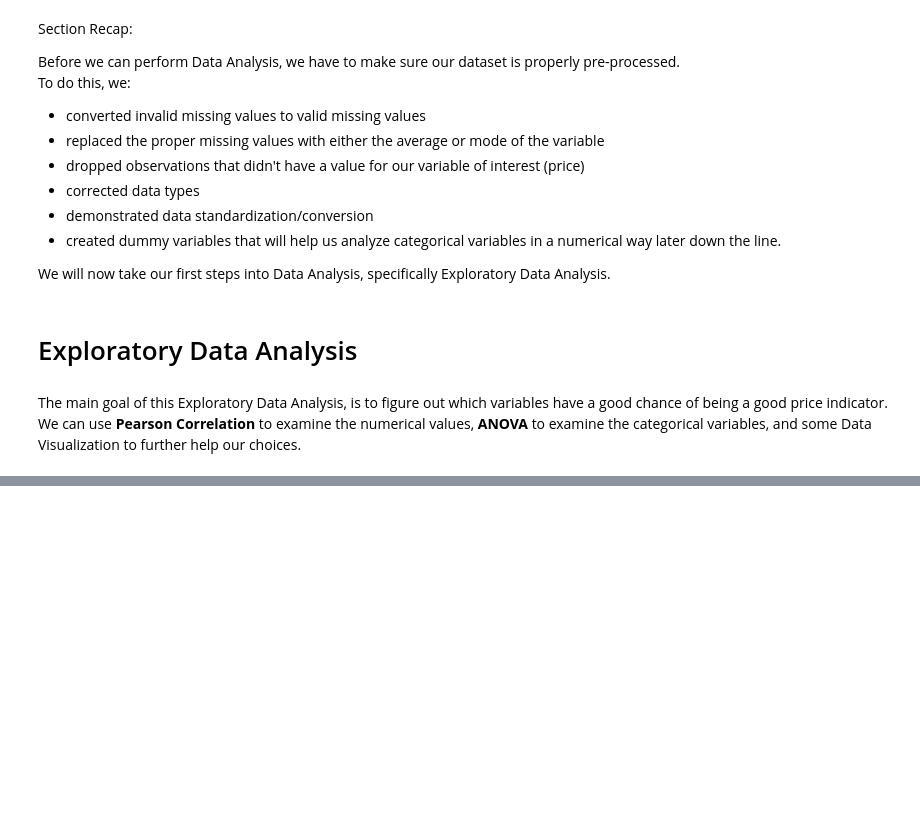
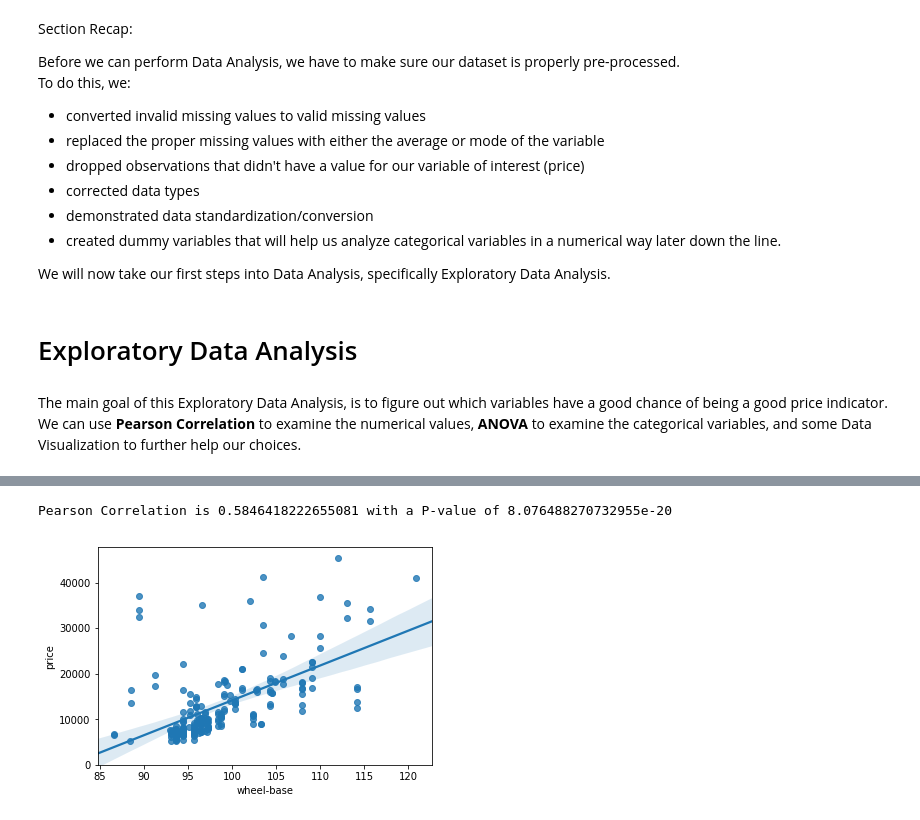
Before and after one commit to troynguyen/sky-limit-theory, a Jupyter notebook: Data_Science_Python_Notebook.ipynb, the cells around one changed output, grey strips where cells are left out. Cells and saved outputs as stored; diff of their text form; code cells hidden in the pictures; blank space fills up the shorter version.

```diff
--- a/Data_Science_Python_Notebook.ipynb
+++ b/Data_Science_Python_Notebook.ipynb
@@ -449,0 +429,18 @@ Requirement already satisfied: setuptools in c:\users\3619678\appdata\local\cont
+# %%
+#import modules to plot and run stats
+
+import matplotlib.pyplot as plt
+import seaborn as sns
+%matplotlib inline
+from scipy import stats
+
+# Wheel Base Regression Plot on Price
+sns.regplot(x="wheel-base", y="price", data=df)
+plt.ylim(0,)
+
+# Pearson Correlation of Wheel Base on Price
+pearson_coef, p_value = stats.pearsonr(df['wheel-base'], df['price'])
+print("Pearson Correlation is", pearson_coef, "with a P-value of", p_value)
+# %% [output]
+Pearson Correlation is 0.5846418222655081 with a P-value of 8.076488270732955e-20
+[figure, added]
```
Also changed, not shown: parts of 8 cells of this notebook.
